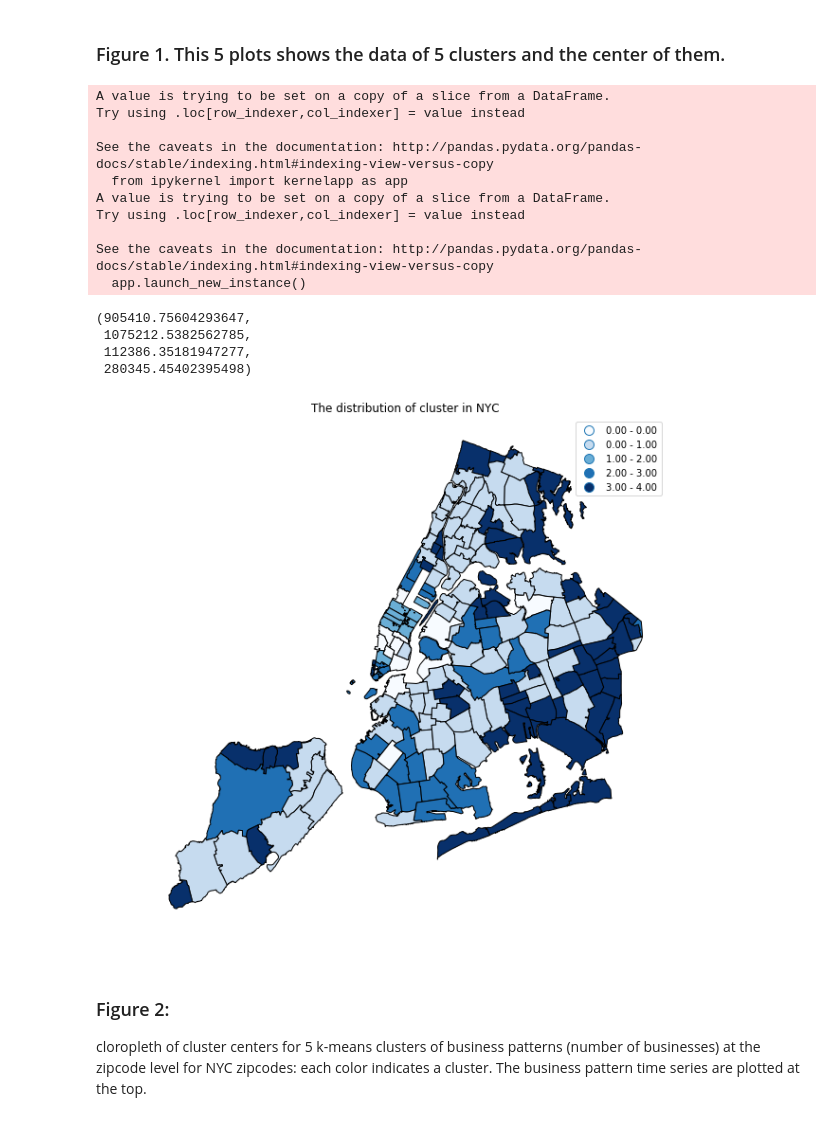
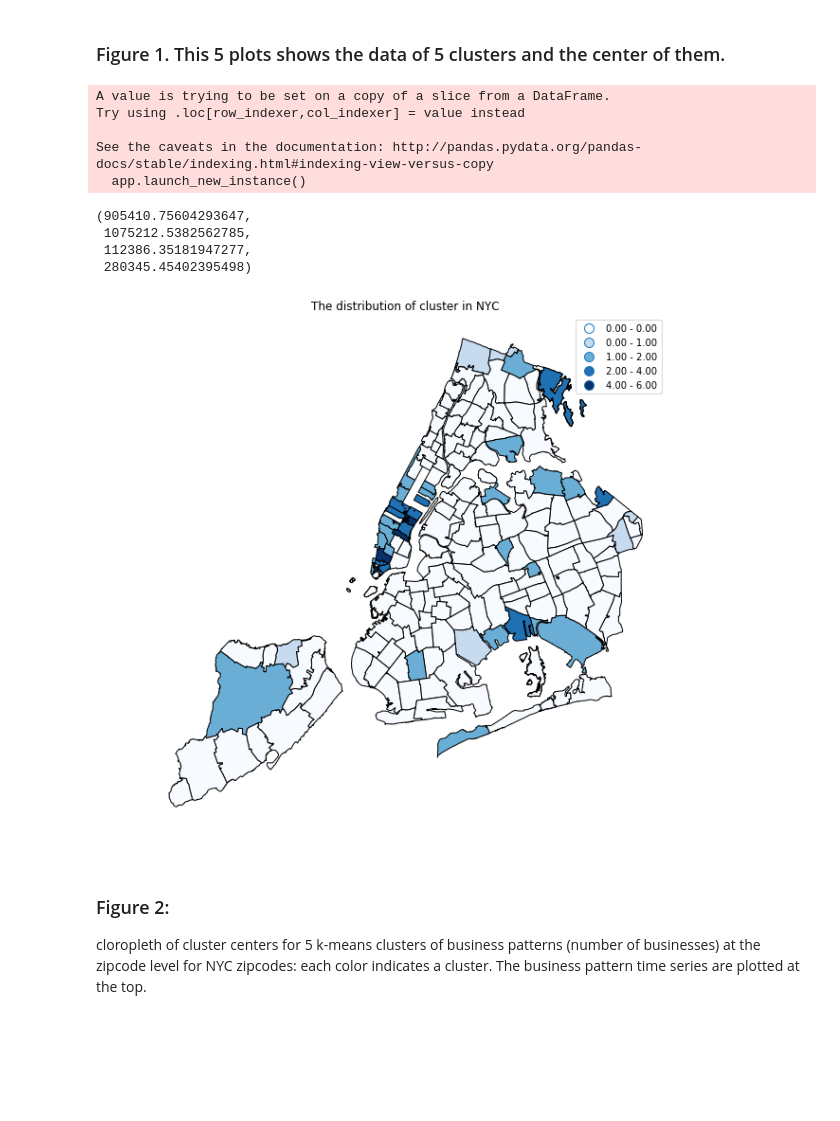
Before and after one commit to Mingyi1995/PUI2018_mh5172, a Jupyter notebook: HW12_mh5172/Assignment1_mh5172.ipynb, the cells around one changed output. Drawn from its saved outputs; the diff is of its cells as text; code cells hidden in the pictures; blank space fills up the shorter version.

```diff
--- a/HW12_mh5172/Assignment1_mh5172.ipynb
+++ b/HW12_mh5172/Assignment1_mh5172.ipynb
@@ -133,9 +130,14 @@ for i in listTemp:
 # %%
 #creat a time seires data frame
 for i,j in enumerate(listTemp):
-#     print(i,j)
     if i == 0:
         df = est_0
     elif i > 0:
-        df = df.merge(locals()['est_'+ str(listTemp[i])], left_on='ZIP', right_on='ZIP')
+        df = df.merge(locals()['est_'+ str(listTemp[i])], left_on='ZIP', right_on='ZIP', how='outer')
     df.rename(columns={'EST':str(j)}, inplace=True)
+df['ZIP'] = df['ZIP'].astype('int')
+# %%
+nyczipsshp = nyczipsshp[['ZIP', 'geometry']]
+nyczipsshp = nyczipsshp.merge(df, left_on='ZIP', right_on='ZIP', how='outer')
+nyczipsshp = nyczipsshp.dropna()
+nyczipsshp_data = nyczipsshp.drop(['geometry'], inplace=True)
@@ -178,8 +182,8 @@ But the time series preprocessing is different if you want to use each time stam
 
 **From each row of your table (observation, in this case each zipcode) subtract the mean and you divide the row by the standard deviation.**
 # %%
-#creat numpy array
-data = np.array(df)
-data = data[~np.isnan(data).any(axis=1)]
-zipcode_data = data[:,0]
-est_data = data[:,1:]
+# creat numpy array
+
+nyczipsshp_data = np.array(nyczipsshp)
+zipcode_data = nyczipsshp_data[:,0]
+est_data = nyczipsshp_data[:,2:].astype(np.float64)
@@ -190,2 +190,4 @@ est_data.shape
+# %%
+est_data_st = ((est_data.T - est_data.mean(1)) / est_data.std(1)).T
 # %%
 # standardize
@@ -217,28 +242,23 @@ for i in range(5):
 ### Figure 1. This 5 plots shows the data of 5 clusters and the center of them.
 # %%
 cluster_result = result[['cluster', 'ZIP']]
-cluster_result['ZIP'] = cluster_result['ZIP'].astype('str')
+# cluster_result['ZIP'] = cluster_result['ZIP'].astype('str')
 cluster_result['cluster'] = cluster_result['cluster'].astype('int')
-nyczipsshp_cluster = nyczipsshp.merge(cluster_result, left_on='ZIPCODE', right_on='ZIP')
+nyczipsshp_cluster = nyczipsshp.merge(cluster_result, left_on='ZIP', right_on='ZIP')
 nyczipsshp_cluster.plot(column='cluster', cmap='Blues', figsize=(10,10), edgecolor='black', legend=True, scheme="fisher_Jenks")
 plt.title('The distribution of cluster in NYC')
 plt.axis('off')
 # %% [output]
-A value is trying to be set on a copy of a slice from a DataFrame.
-Try using .loc[row_indexer,col_indexer] = value instead
-
-See the caveats in the documentation: http://pandas.pydata.org/pandas-docs/stable/indexing.html#indexing-view-versus-copy
-  from ipykernel import kernelapp as app
 A value is trying to be set on a copy of a slice from a DataFrame.
 Try using .loc[row_indexer,col_indexer] = value instead
 
 See the caveats in the documentation: http://pandas.pydata.org/pandas-docs/stable/indexing.html#indexing-view-versus-copy
   app.launch_new_instance()
 (905410.75604293647,
  1075212.5382562785,
  112386.35181947277,
  280345.45402395498)
-[figure, old version]
+[figure, new version]
 # %% [markdown]
 ### Figure 2:
 cloropleth of  cluster centers for 5 k-means clusters of business patterns (number of businesses) at the zipcode level for NYC zipcodes: each color indicates a cluster. The business pattern time series are plotted at the top.
```
Also changed, not shown: parts of 13 cells of this notebook.
